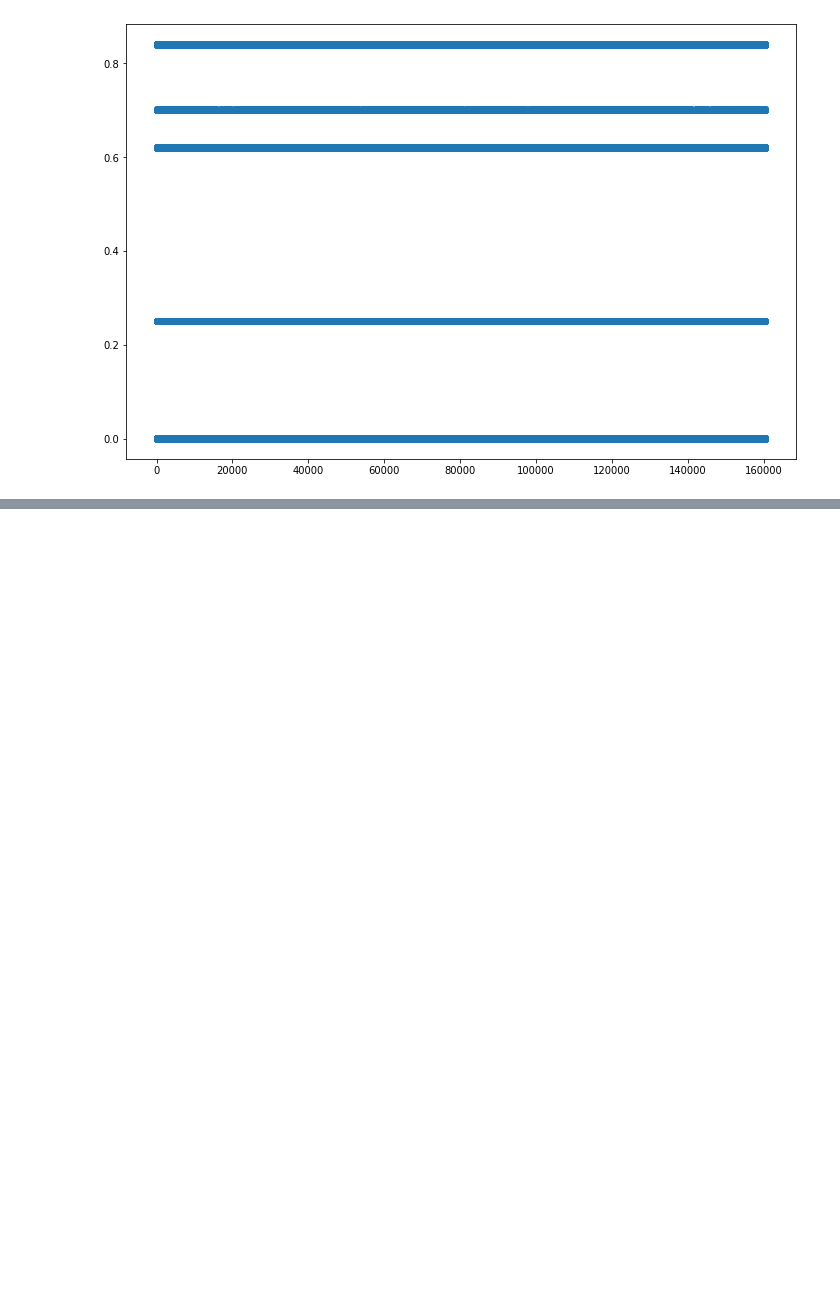
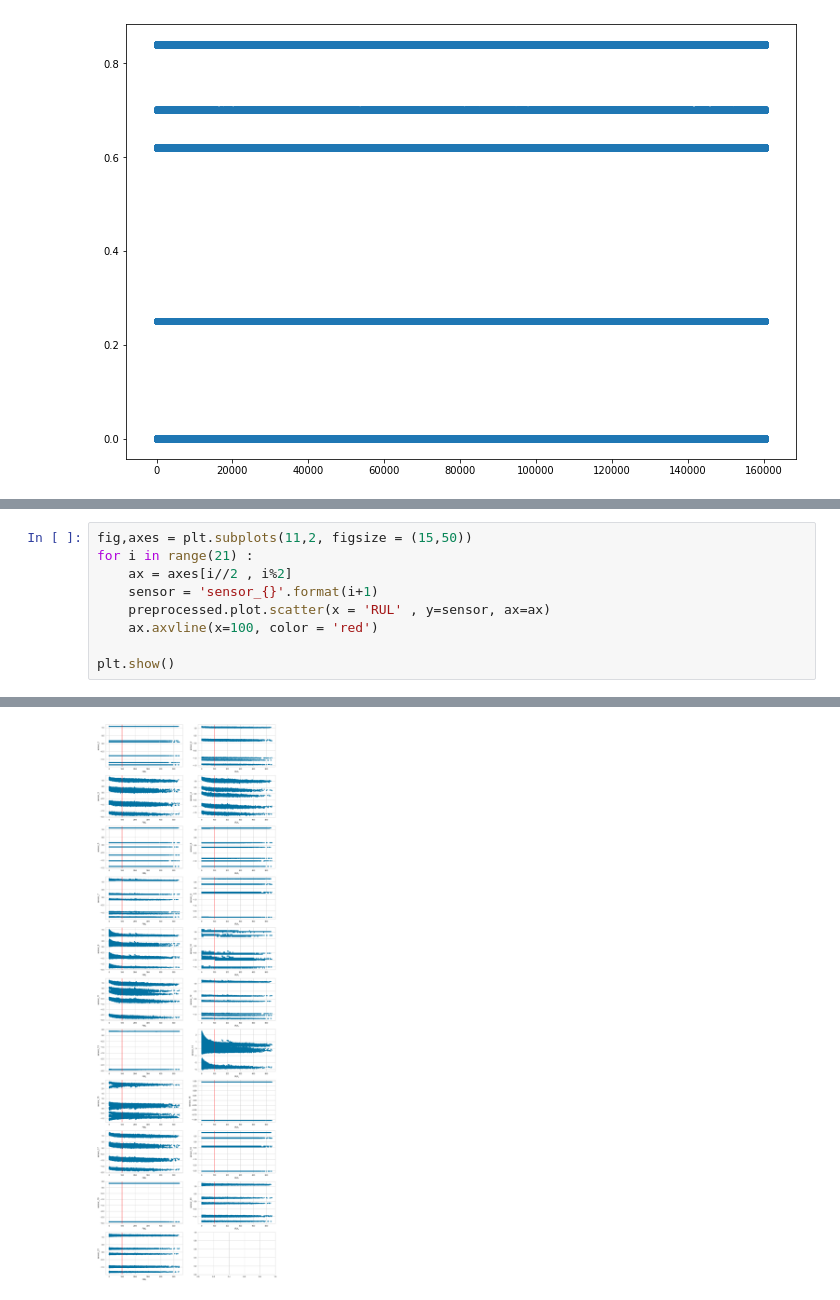
Before and after one commit to MilCL/Predictive_maintenance, a Jupyter notebook: EDA.ipynb, the cells around one changed output, grey strips where cells are left out. Saved outputs shown, nothing was run; the diff lists cells and outputs as text; blank space fills up the shorter version.

```diff
--- a/EDA.ipynb
+++ b/EDA.ipynb
@@ -96,0 +179,10 @@ plt.show()
+# %%
+fig,axes = plt.subplots(11,2, figsize = (15,50))
+for i in range(21) :
+    ax = axes[i//2 , i%2]
+    sensor = 'sensor_{}'.format(i+1)
+    preprocessed.plot.scatter(x = 'RUL' , y=sensor, ax=ax)
+    ax.axvline(x=100, color = 'red')
+
+plt.show()
+# %% [output]
@@ -96,0 +206 @@ plt.show()
+[figure, added]
```
Also changed, not shown: parts of 37 cells of this notebook, 4 other files.
